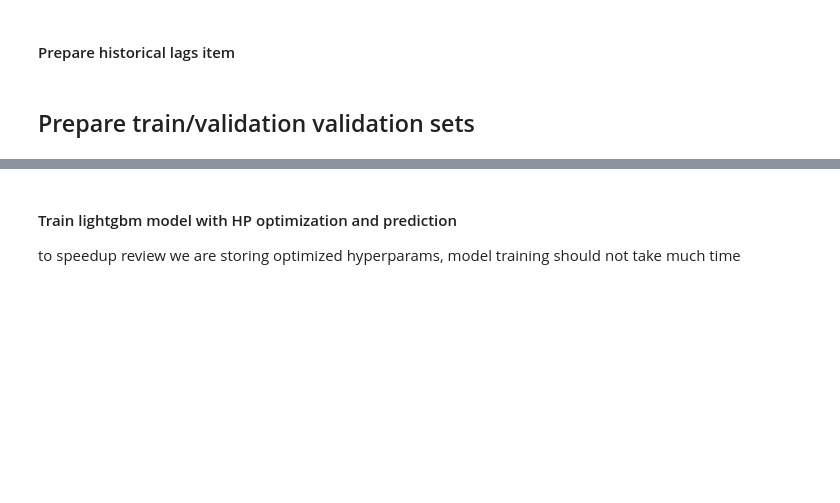
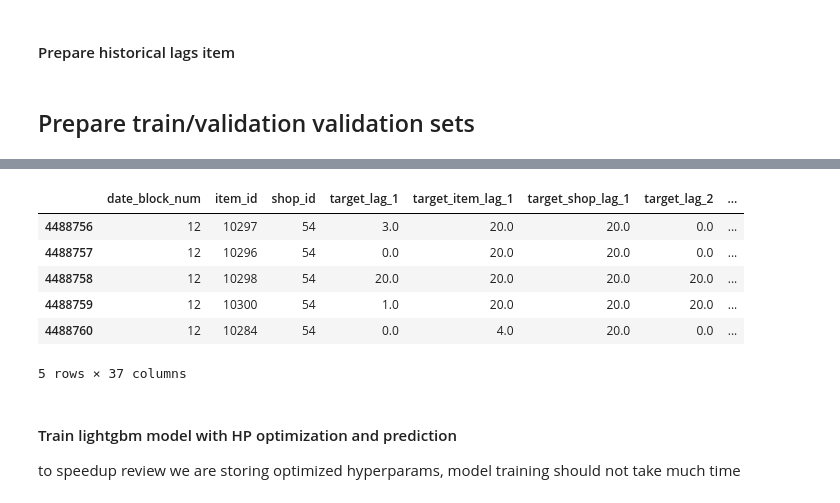
Before and after one commit to MumakiI/predict_sales, a Jupyter notebook: Final.ipynb, the cells around one changed output, grey strips where cells are left out. Cells and saved outputs as stored; diff of their text form; code cells hidden in the pictures; blank space fills up the shorter version.

```diff
--- a/Final.ipynb
+++ b/Final.ipynb
@@ -73,19 +73,19 @@ def get_mix(alpha, X):
 
 def get_best_alpha(X_train_level2, target):
     alphas_to_try = np.linspace(0, 1, 1001)
-    max_r2 = 0
+    min_mse = 100
     best_alpha = 1
 
     for alpha in alphas_to_try:
         mix = get_mix(alpha, X_train_level2)
-        r2 = r2_score(target, mix)
-        if max_r2 < r2:
-            max_r2 = r2
+        mse = mean_squared_error(target, mix)
+        if min_mse > mse:
+            min_mse = mse
             best_alpha = alpha
     return best_alpha
 
 # this factor is needed for pipeline testing, make < 1 to reduce amount of data in work
-cv_fraction = 1
+cv_fraction = 0.1
 def get_items_subset(X_train):
     item_set = X_train['item_id'].unique()
     #random.shuffle(item_set)
@@ -100,6 +100,9 @@ df_test = pd.read_csv('test.csv')
 df_shops = pd.read_csv('shops.csv')
 df_items = pd.read_csv('items.csv')
 df_item_cats = pd.read_csv('item_categories.csv')
+# %%
+ENABLE_PRICE_STATS = False
+enable_subtype_code_mean = False
 # %% [markdown]
 ## Feature engineering
 # %%
@@ -114,9 +117,10 @@ def remove_outlier(df_train, col):
 #remove_outlier(df_train, 'item_cnt_day')
 #remove_outlier(df_train, 'item_price')
 # %%
-# ADD MONTH
+# ADD MONTH why not added??? -bad result (not one hot encoded) least for trees
 
-df_train['month'] = pd.to_datetime(df_train['date'], format='%d.%m.%Y').dt.month
+# can be good of LR
+#df_train['month'] = pd.to_datetime(df_train['date'], format='%d.%m.%Y').dt.month
 # TODO add week, then add mean by week?
 
 # FIX SHOPS
@@ -379,4 +469,11 @@ def train_and_predict_lr(X, Y, X_test, model_name):
 # %%
+all_data, TRAIN_SIZE = get_all_data(df_train)
+all_data = get_lags(all_data)
+
+# ???
+# for cat_column in cat_columns:
+#     all_data[cat_column] = all_data[cat_column].astype('category')
+
 train, X_test = divide_df(all_data, TRAIN_SIZE)
 
 # Don't use old data from year 2013
@@ -406,3 +515,13 @@ cv_X_train.shape
+# %%
+X_train.head()
+# %% [output]
+|  | date_block_num | item_id | shop_id | target_lag_1 | target_item_lag_1 | target_shop_lag_1 | target_lag_2 | ... |
+| 4488756 | 12 | 10297 | 54 | 3.0 | 20.0 | 20.0 | 0.0 | ... |
+| 4488757 | 12 | 10296 | 54 | 0.0 | 20.0 | 20.0 | 0.0 | ... |
+| 4488758 | 12 | 10298 | 54 | 20.0 | 20.0 | 20.0 | 20.0 | ... |
+| 4488759 | 12 | 10300 | 54 | 1.0 | 20.0 | 20.0 | 20.0 | ... |
+| 4488760 | 12 | 10284 | 54 | 0.0 | 4.0 | 20.0 | 0.0 | ... |
+5 rows × 37 columns
 # %% [markdown]
 #### Train lightgbm model with HP optimization and prediction
 to speedup review we are storing optimized hyperparams, model training should not take much time
```
Also changed, not shown: parts of 13 cells of this notebook, 12 other files.
